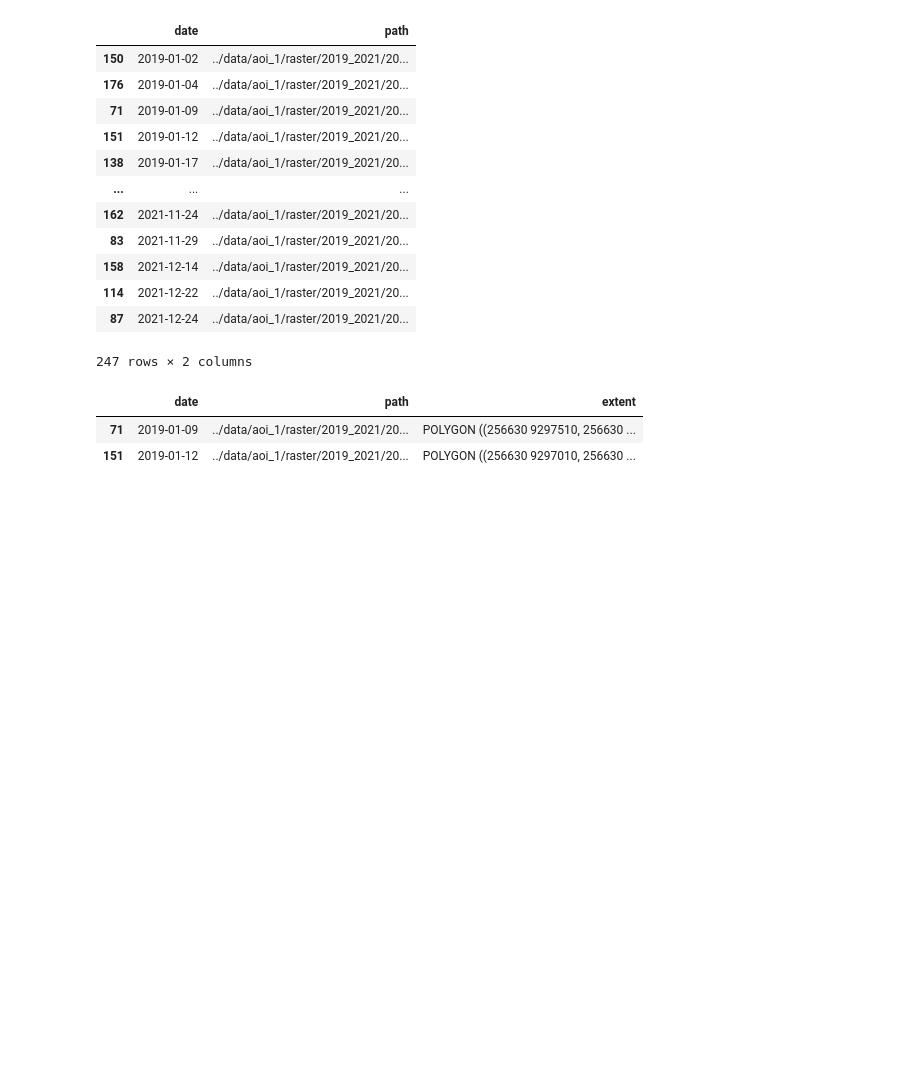
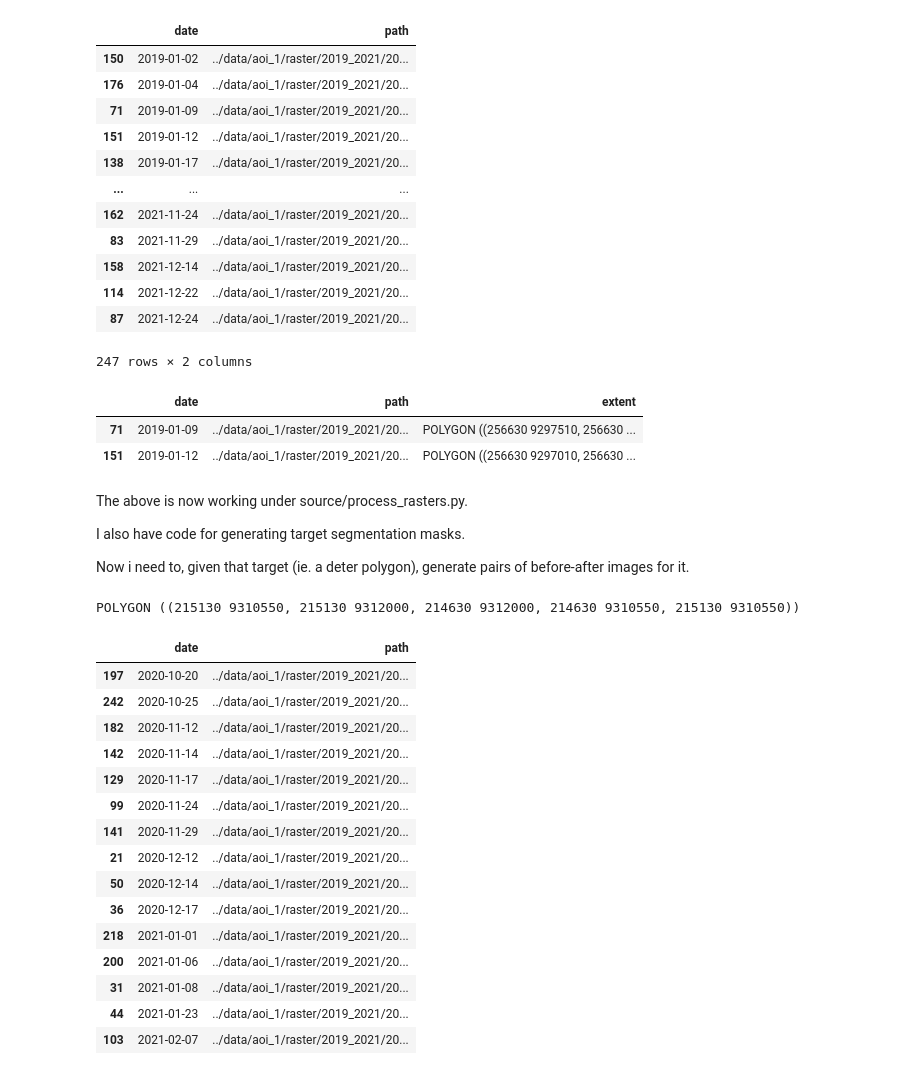
Before and after one commit to janpisl/deforestation, a Jupyter notebook: notebooks/generate_training_data.ipynb, the cells around one changed output. Saved outputs shown, nothing was run; the diff lists cells and outputs as text; code cells hidden in the pictures; blank space fills up the shorter version.

```diff
--- a/notebooks/generate_training_data.ipynb
+++ b/notebooks/generate_training_data.ipynb
@@ -83,9 +83,9 @@ rasters = []
 for file in os.listdir(raster_paths):
     if not file.endswith(".tif"):
         continue
-    filename = Path(file).stem
-    for key in months_mapping.keys():
-        filename = filename.replace(key, months_mapping[key])
+    filename = Path(file).stem.replace("_", "-")
+    #for key in months_mapping.keys():
+    #    filename = filename.replace(key, months_mapping[key])
     date = pd.to_datetime(filename)
     filepath = os.path.join(raster_paths, file)
     rasters.append([date, filepath])
@@ -298,0 +291,52 @@ image with nan-ed cloud areas.
+# %% [markdown]
+The above is now working under source/process_rasters.py.
+
+I also have code for generating target segmentation masks.
+
+Now i need to, given that target (ie. a deter polygon), generate pairs of before-after images for it.
+# %%
+label_path = '../data/aoi_1/raster/labels/2020_09_17_deter_165105.tif'
+margin_days = 31
+window_days = 180
+
+margin = pd.to_timedelta(margin_days, unit='d')
+window = pd.to_timedelta(window_days, unit='d')
+
+date = pd.to_datetime(label_path.split("/")[-1].split("_deter")[0].replace("_", "-"))
+#before_window = date
+
+before_window = (rasters_df['date'] > (date - window).strftime('%Y-%m-%d')) & (rasters_df['date'] < (date - margin).strftime('%Y-%m-%d'))
+before_rasters = rasters_df[before_window]
+
+after_window = (rasters_df['date'] < (date + window).strftime('%Y-%m-%d')) & (rasters_df['date'] > (date + margin).strftime('%Y-%m-%d'))
+after_rasters = rasters_df[after_window]
+
+
+#rasters_df.query( < date < ')
+#df = df[(df['Date'] > "2018-01-01") & (df['Date'] < "2019-07-01")]
+#rasters_df
+# %%
+with rasterio.open(label_path) as src:
+    label_extent = box(*src.bounds)
+    print(label_extent)
+# %% [output]
+POLYGON ((215130 9310550, 215130 9312000, 214630 9312000, 214630 9310550, 215130 9310550))
+# %%
+after_rasters
+# %% [output]
+|  | date | path |
+| 197 | 2020-10-20 | ../data/aoi_1/raster/2019_2021/20... |
+| 242 | 2020-10-25 | ../data/aoi_1/raster/2019_2021/20... |
+| 182 | 2020-11-12 | ../data/aoi_1/raster/2019_2021/20... |
+| 142 | 2020-11-14 | ../data/aoi_1/raster/2019_2021/20... |
+| 129 | 2020-11-17 | ../data/aoi_1/raster/2019_2021/20... |
+| 99 | 2020-11-24 | ../data/aoi_1/raster/2019_2021/20... |
+| 141 | 2020-11-29 | ../data/aoi_1/raster/2019_2021/20... |
+| 21 | 2020-12-12 | ../data/aoi_1/raster/2019_2021/20... |
+| 50 | 2020-12-14 | ../data/aoi_1/raster/2019_2021/20... |
+| 36 | 2020-12-17 | ../data/aoi_1/raster/2019_2021/20... |
+| 218 | 2021-01-01 | ../data/aoi_1/raster/2019_2021/20... |
+| 200 | 2021-01-06 | ../data/aoi_1/raster/2019_2021/20... |
+| 31 | 2021-01-08 | ../data/aoi_1/raster/2019_2021/20... |
+| 44 | 2021-01-23 | ../data/aoi_1/raster/2019_2021/20... |
+| 103 | 2021-02-07 | ../data/aoi_1/raster/2019_2021/20... |
```
Also changed, not shown: parts of 2 cells of this notebook, 1 other file.
